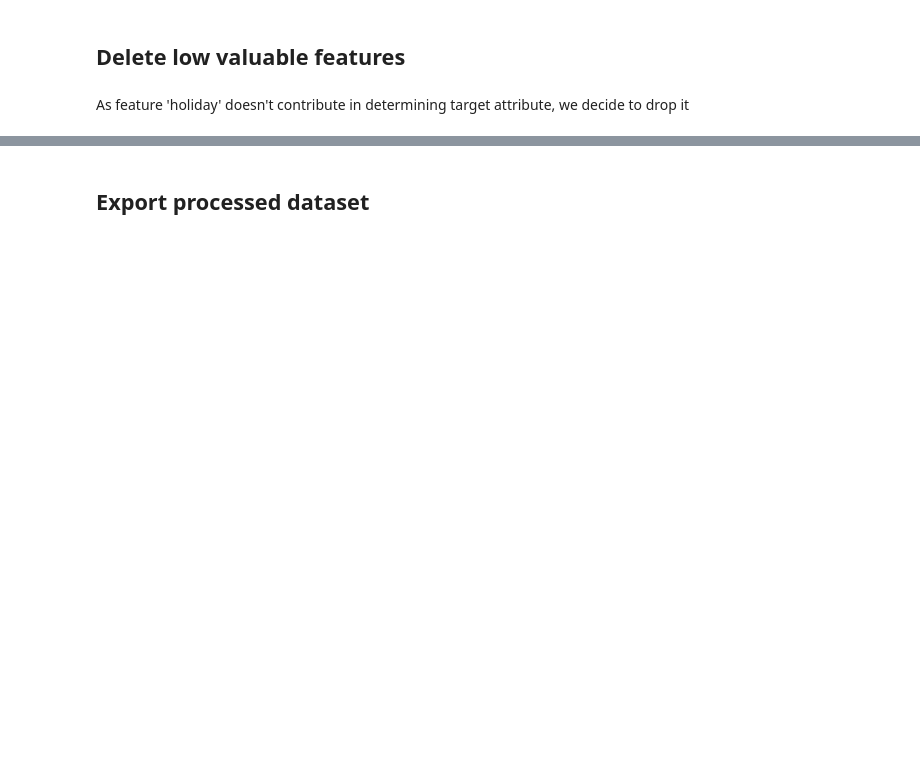
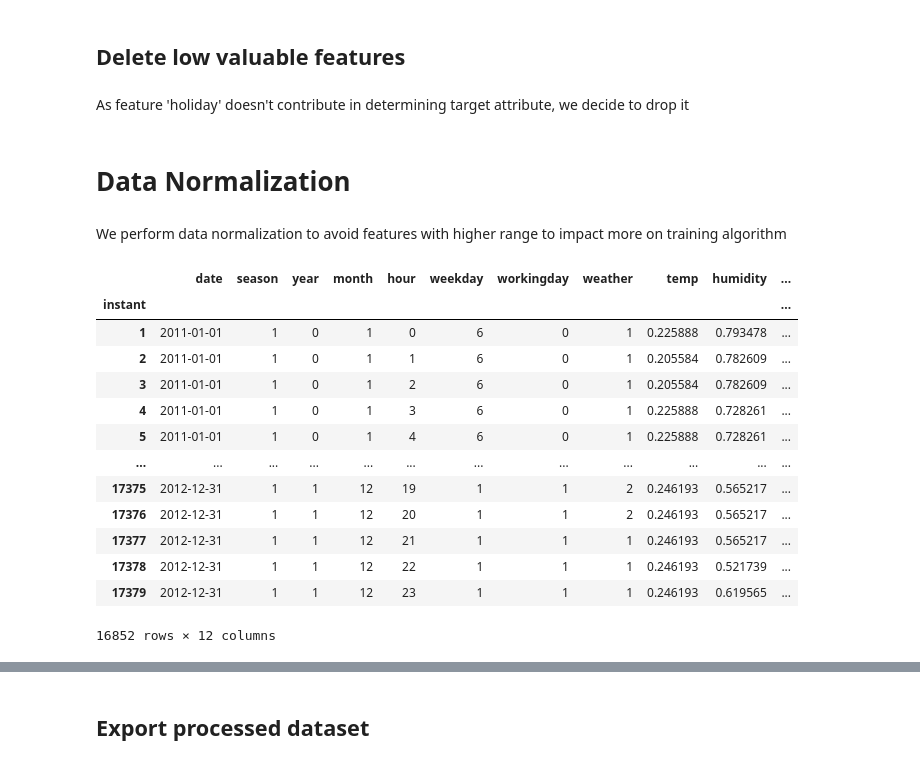
Before and after one commit to enricollen/bike-rental-demand-prediction, a Jupyter notebook: data_preprocessing.ipynb, the cells around one changed output, grey strips where cells are left out. Cells and saved outputs as stored; diff of their text form; code cells hidden in the pictures; blank space fills up the shorter version.

```diff
--- a/data_preprocessing.ipynb
+++ b/data_preprocessing.ipynb
@@ -116,3 +118,28 @@ ranking_attributes_contribution(df);
 As feature 'holiday' doesn't contribute in determining target attribute, we decide to drop it
 # %%
 df_without_outliers.drop('holiday',axis=1,inplace=True)
+# %% [markdown]
+# Data Normalization
+# %% [markdown]
+We perform data normalization to avoid features with higher range to impact more on training algorithm
+# %%
+feature_to_scale = ['temp', 'humidity', 'windspeed']
+scaler = MinMaxScaler()
+df_without_outliers[feature_to_scale] = scaler.fit_transform(df_without_outliers[feature_to_scale])
+
+df_without_outliers
+# %% [output]
+|  | date | season | year | month | hour | weekday | workingday | weather | temp | humidity | ... |
+| instant |  |  |  |  |  |  |  |  |  |  | ... |
+| 1 | 2011-01-01 | 1 | 0 | 1 | 0 | 6 | 0 | 1 | 0.225888 | 0.793478 | ... |
+| 2 | 2011-01-01 | 1 | 0 | 1 | 1 | 6 | 0 | 1 | 0.205584 | 0.782609 | ... |
+| 3 | 2011-01-01 | 1 | 0 | 1 | 2 | 6 | 0 | 1 | 0.205584 | 0.782609 | ... |
+| 4 | 2011-01-01 | 1 | 0 | 1 | 3 | 6 | 0 | 1 | 0.225888 | 0.728261 | ... |
+| 5 | 2011-01-01 | 1 | 0 | 1 | 4 | 6 | 0 | 1 | 0.225888 | 0.728261 | ... |
+| ... | ... | ... | ... | ... | ... | ... | ... | ... | ... | ... | ... |
+| 17375 | 2012-12-31 | 1 | 1 | 12 | 19 | 1 | 1 | 2 | 0.246193 | 0.565217 | ... |
+| 17376 | 2012-12-31 | 1 | 1 | 12 | 20 | 1 | 1 | 2 | 0.246193 | 0.565217 | ... |
+| 17377 | 2012-12-31 | 1 | 1 | 12 | 21 | 1 | 1 | 1 | 0.246193 | 0.565217 | ... |
+| 17378 | 2012-12-31 | 1 | 1 | 12 | 22 | 1 | 1 | 1 | 0.246193 | 0.521739 | ... |
+| 17379 | 2012-12-31 | 1 | 1 | 12 | 23 | 1 | 1 | 1 | 0.246193 | 0.619565 | ... |
+16852 rows × 12 columns
```
Also changed, not shown: parts of 11 cells of this notebook, 2 other files.
